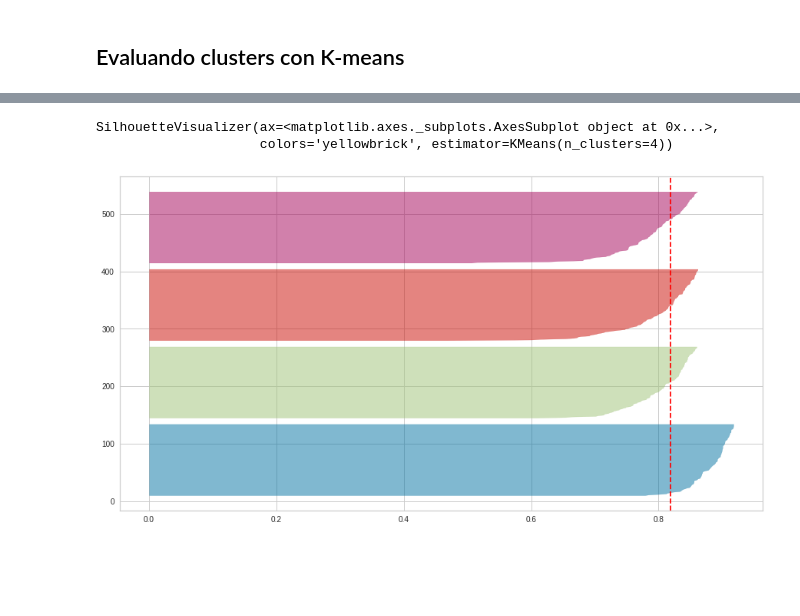
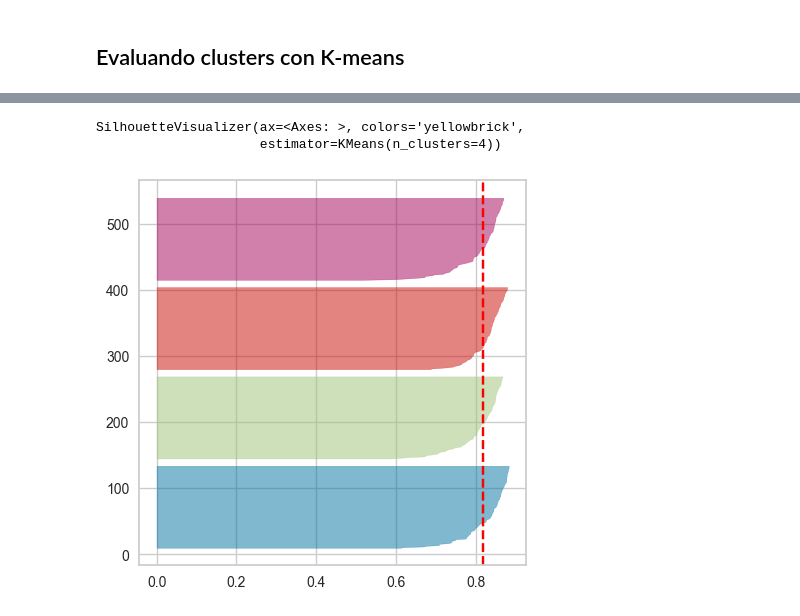
Before and after one commit to GerardoMayel/clustering, a Jupyter notebook: clustering_kmeans.ipynb, the cells around one changed output, grey strips where cells are left out. Drawn from its saved outputs; the diff is of its cells as text; code cells hidden in the pictures; blank space fills up the shorter version.

Commit message:
se agrega version final de notebook kmeans, con entrenamiento y evaluacion

```diff
--- a/clustering_kmeans.ipynb
+++ b/clustering_kmeans.ipynb
@@ -135,9 +140,9 @@ vis_cluster(4)
 # %%
-plt.figure(figsize=(15,8))
+plt.figure(figsize=(5,5))
 km = KMeans(n_clusters=4)
 visualizer = SilhouetteVisualizer(km, colors='yellowbrick')
 visualizer.fit(X)
 # %% [output]
-SilhouetteVisualizer(ax=<matplotlib.axes._subplots.AxesSubplot object at 0x...>,
-                     colors='yellowbrick', estimator=KMeans(n_clusters=4))
+SilhouetteVisualizer(ax=<Axes: >, colors='yellowbrick',
+                     estimator=KMeans(n_clusters=4))
-[figure, old version]
+[figure, new version]
```
Also changed, not shown: parts of 10 cells of this notebook.
